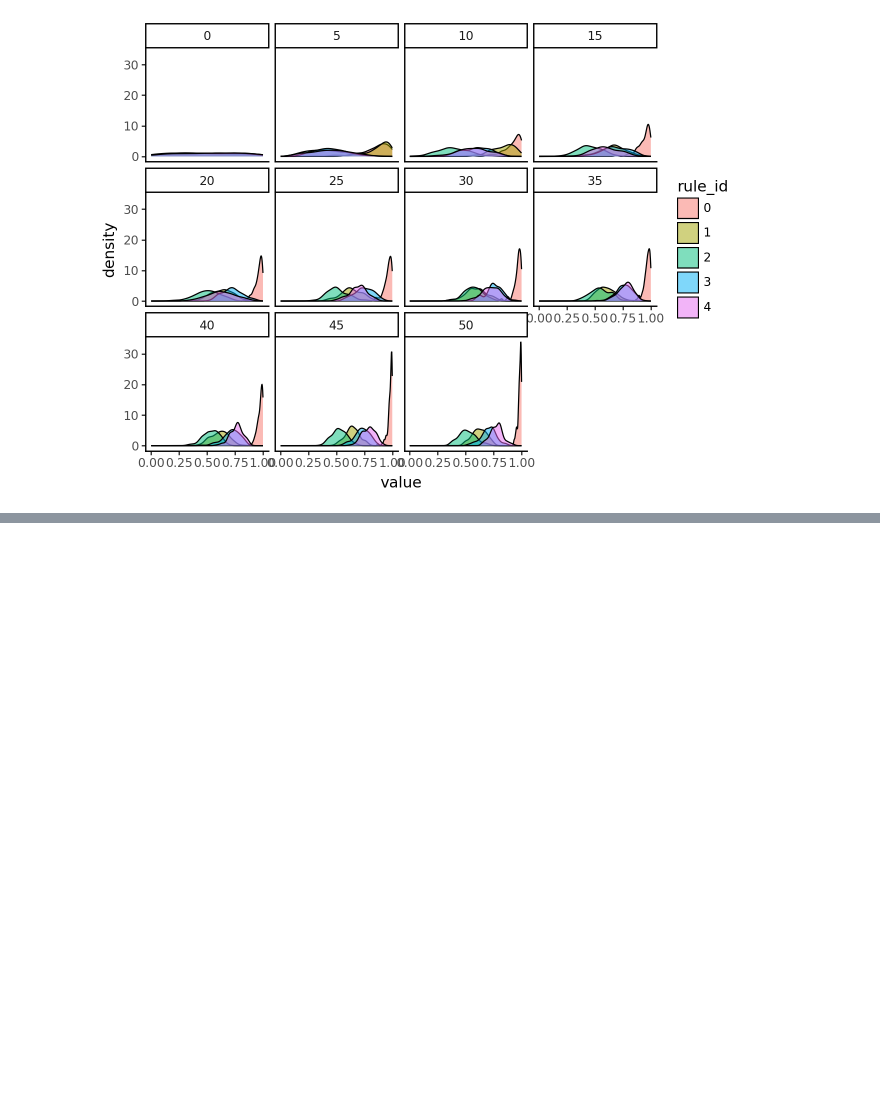
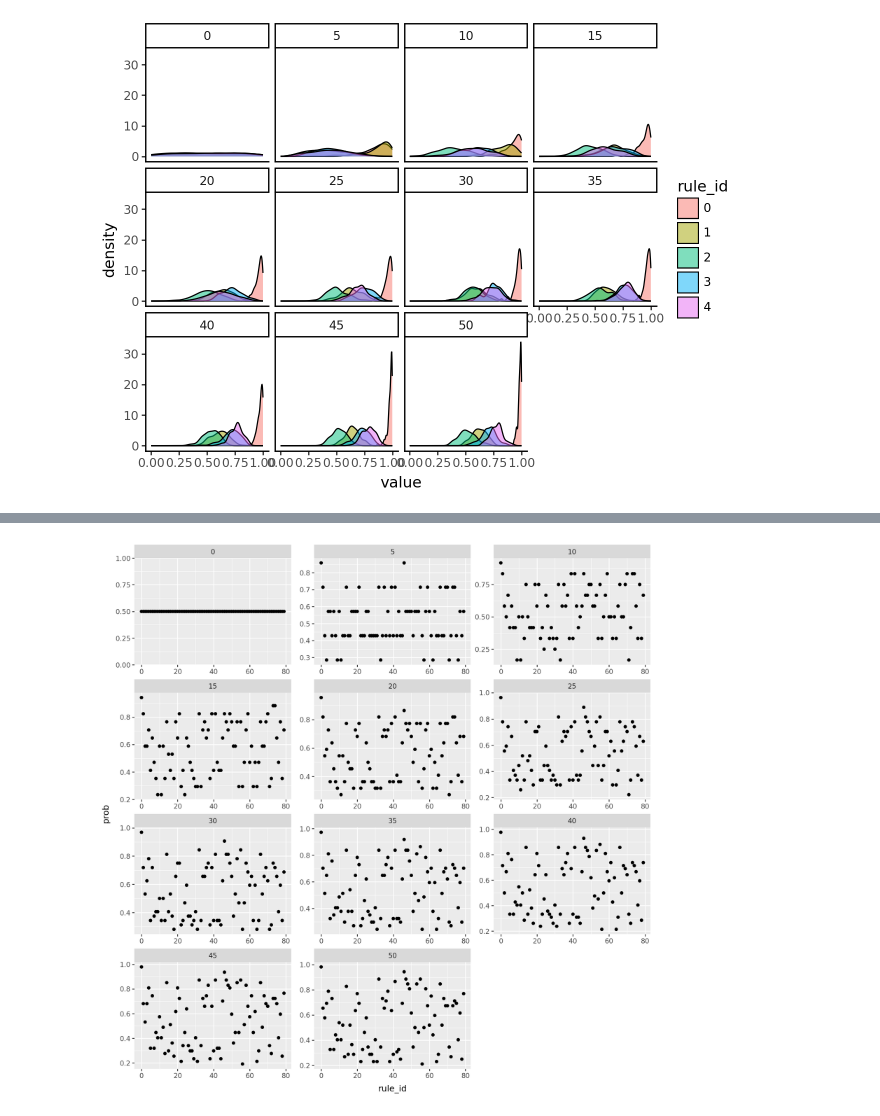
Before and after one commit to Rohambarack/alien_filter, a Jupyter notebook: pg/BPF.ipynb, the cells around one changed output, grey strips where cells are left out. Drawn from its saved outputs; the diff is of its cells as text; code cells hidden in the pictures; blank space fills up the shorter version.

```diff
--- a/pg/BPF.ipynb
+++ b/pg/BPF.ipynb
@@ -381,0 +478,74 @@ df_betas["rule_id"] = df_betas["rule_id"].astype(str)
+# %%
+def real_rule_pass_beta_prob(ds,passed:bool,stim:list[int]):
+    """If rule is in accordance with real one, beta(x+1,y), else beta(x,y+1), also calc mode"""
+    passes = ds["passes"]
+    #last_beta_vals = ds["beta"][-1]
+    alpha = ds["beta"][-1][0]
+    beta= ds["beta"][-1][1]
+
+    if (passed and (stim in passes)) or (not passed and (stim not in passes)):
+        n_alpha = alpha +1
+        n_beta = beta
+    else:
+        n_alpha = alpha
+        n_beta = beta + 1
+    ds["beta"].append([n_alpha,n_beta])
+    ds["mp"].append((n_alpha-1)/(n_alpha+n_beta-2))
+
+    return ds
+# %%
+#filter for only 3dim rules
+rule_ds = Dataset.from_parquet("rules.parquet")
+ag_rules = rule_ds.filter(dim_3_filter)
+true_rule = 'Thick_Legs and ( Arms_Down or Blue )'
+n_t = 50
+r = Rule(true_rule)
+r.formalize_rule()
+
+#init --> set weights to 1
+ag_rules =ag_rules.map(set_beta_priors,fn_kwargs={"bp":[2,2]})
+for i in range(n_t):
+    #get random stimuli
+    stim = stimuli_maker()
+    true_result = r.check_stimuli(stim)
+    #all rules that aggree get + all rules that disagree get -
+    ag_rules = ag_rules.map(real_rule_pass_beta_prob, fn_kwargs={"passed":true_result,
+     "stim":stim})
+
+##wrangle the data
+df = ag_rules.to_pandas()
+p_cols = pd.DataFrame(df["mp"].to_list(), columns=[i for i in range(n_t+1)])
+p_cols["rule_id"] = [i for i in range(80)]
+beta_cols = pd.DataFrame(df["beta"].to_list(), columns=[i for i in range(n_t+1)])
+beta_cols["rule_id"] = [i for i in range(80)]
+
+df_2 = pd.DataFrame()
+df_2["rule"] = df[["rule"]]
+df_2["rule_id"] = [i for i in range(80)]
+df_probs = df_2.merge(p_cols, on="rule_id").melt(["rule","rule_id"],value_name="prob",var_name="turn")
+df_betas = df_2.merge(beta_cols, on="rule_id").melt(["rule","rule_id"],value_name="beta",var_name="turn")
+
+
+#select the first 5 rules every 5th turn for visualizing the whole beta dist change
+df_betas = df_betas[(df_betas["rule_id"] < 5) & (df_betas["turn"]%5==0)].reset_index()
+#sample 100 vals from the betas
+abcols = pd.DataFrame(df_betas["beta"].to_list(), columns=["a","b"])
+df_betas["a"]= abcols["a"]
+df_betas["b"]= abcols["b"]
+draws = [pm.draw(pm.Beta.dist(a,b),100) for a,b in zip(df_betas["a"],df_betas["b"])]
+df_betas["draws"] = draws
+draw_cols = pd.DataFrame(df_betas["draws"].to_list(), columns=[i for i in range(100)])
+
+df_betas= df_betas[["rule","rule_id","turn","beta","a","b"]].join(draw_cols).melt(["rule","rule_id","turn","beta","a","b"],var_name="draw")
+df_betas["rule_id"] = df_betas["rule_id"].astype(str)
+
+#select every 5th turn for displaying
+(
+    ggplot(df_probs[df_probs["turn"]%5==0],aes("rule_id","prob"))
+    + geom_point()
+    + facet_wrap("turn",ncol=3,scales="free",shrink=False)
+    + theme(figure_size=(10,10))
+
+)
+# %% [output]
+[figure, added]
```
Also changed, not shown: parts of 53 cells of this notebook.
